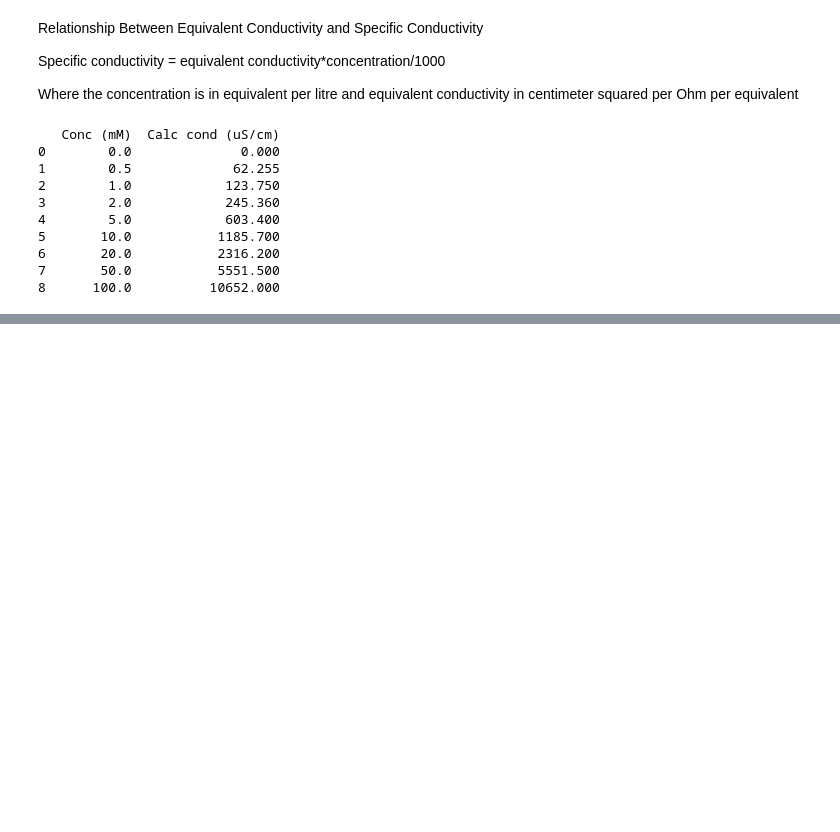
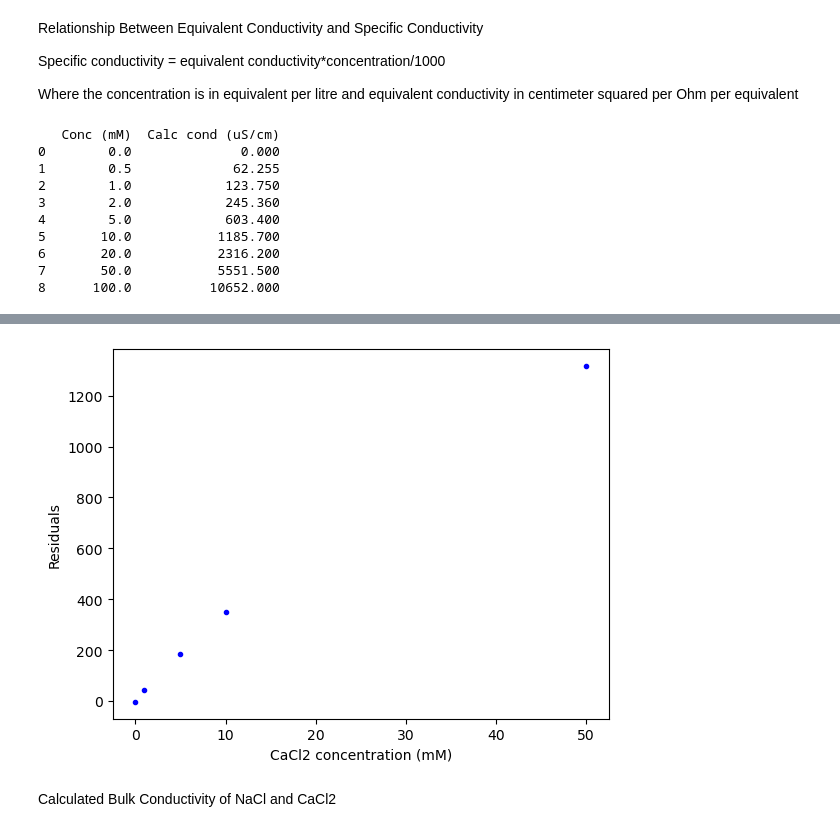
Before and after one commit to dowlinglab/salts-conductivity-modelling, a Jupyter notebook: Equivalent-conductivity.ipynb, the cells around one changed output, grey strips where cells are left out. Saved outputs shown, nothing was run; the diff lists cells and outputs as text; code cells hidden in the pictures; blank space fills up the shorter version.

```diff
--- a/Equivalent-conductivity.ipynb
+++ b/Equivalent-conductivity.ipynb
@@ -100,0 +156,32 @@ plt.show()
+# %%
+# residuals
+residuals = []
+
+# molar concentration of equivalent data that has a residual
+molar_conc_equiv_res = []
+
+# converting molar concentration to list
+molar_conc_equiv2 = list(molar_conc_equiv)
+molar_conc_specific2 = list(molar_conc_specific)
+
+# looping through molar concentrations of equivalent data and specific data and taking the residuals of same molar concentrations
+for conc in molar_conc_equiv2:
+    for conc2 in molar_conc_specific2:
+        if conc == conc2:
+            molar_conc_equiv_res.append(conc)
+            index_conc = molar_conc_equiv2.index(conc)
+            index_conc2 = molar_conc_specific2.index(conc2)
+            residual = specific_cond_calc[index_conc] - specific_cond_exp[index_conc2]
+            residuals.append(residual)
+        else:
+            pass
+
+# making plot of residuals of calculated specific conductivity
+plt.plot(molar_conc_equiv_res, residuals, "b.")
+plt.xlabel("CaCl2 concentration (mM)")
+plt.ylabel("Residuals")
+plt.show()
+# %% [output]
+[figure, added]
+# %% [markdown]
+Calculated Bulk Conductivity of NaCl and CaCl2
```
Also changed, not shown: parts of 12 cells of this notebook, 2 other files.
